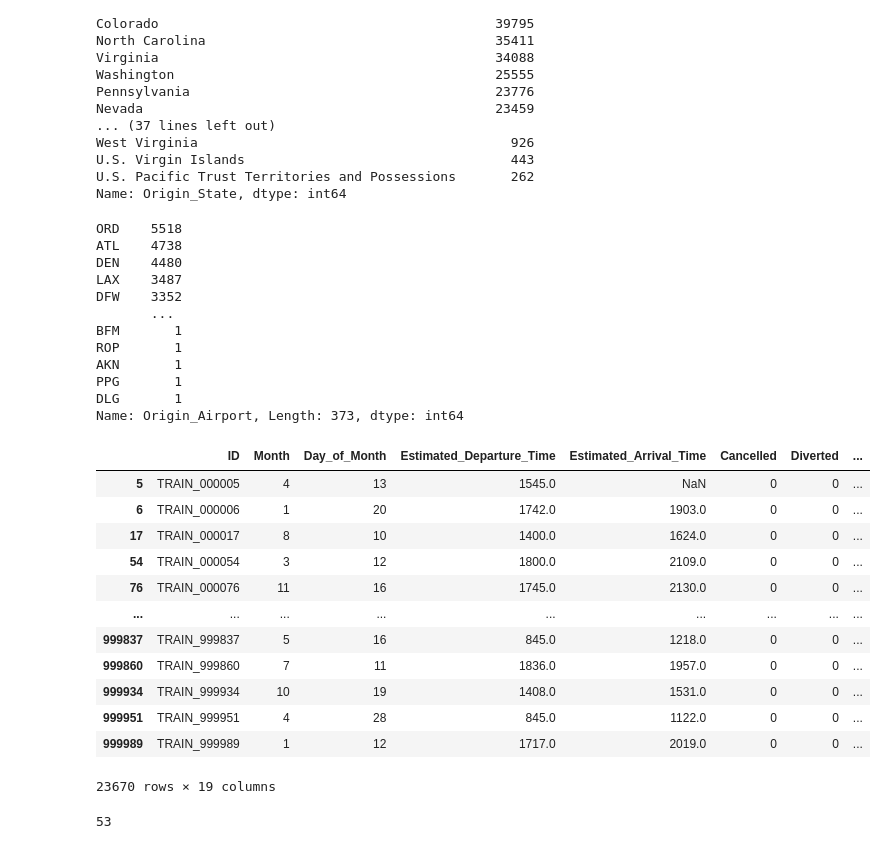
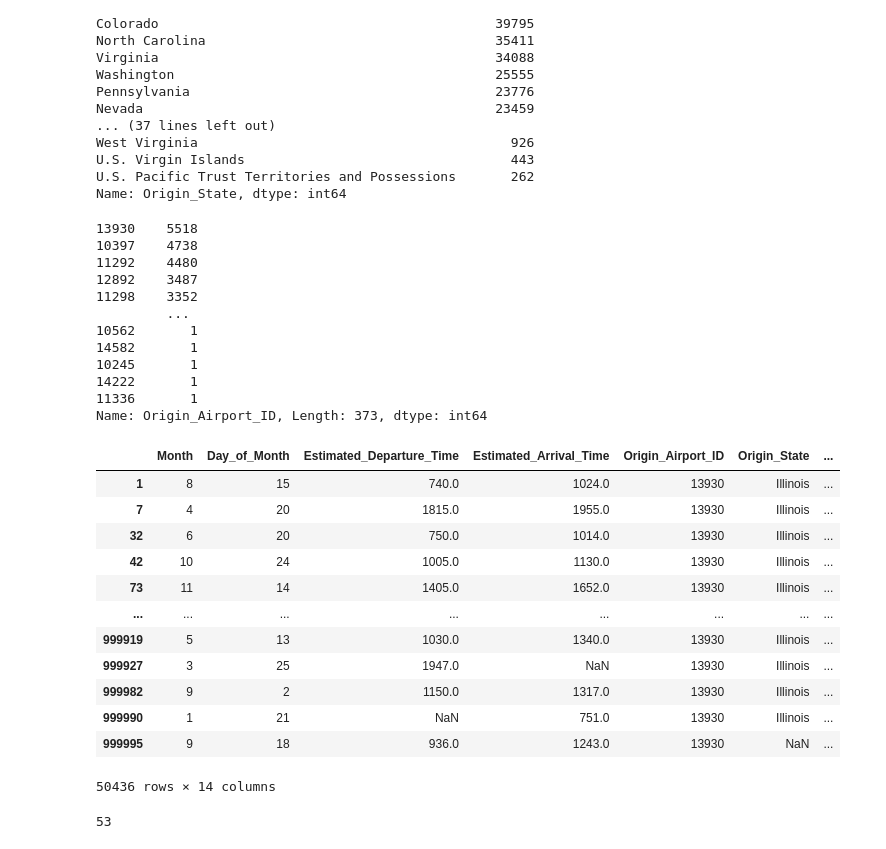
Before and after one commit to ParkGyuho/dacon_flight, a Jupyter notebook: 01.EDA.ipynb, the cells around one changed output. Saved outputs shown, nothing was run; the diff lists cells and outputs as text; code cells hidden in the pictures.

```diff
--- a/01.EDA.ipynb
+++ b/01.EDA.ipynb
@@ -175,0 +194,2 @@ Name: Origin_Airport, Length: 374, dtype: float64
+# %%
+train = train.drop(['ID','Cancelled','Diverted'],axis=1)
@@ -175,0 +206,3 @@ Name: Origin_Airport, Length: 374, dtype: float64
+# %%
+train = train.drop(['Origin_Airport','Destination_Airport'],axis=1)
+test = test.drop(['Origin_Airport','Destination_Airport'],axis=1)
@@ -196,36 +235,36 @@ U.S. Virgin Islands                                  443
 U.S. Pacific Trust Territories and Possessions       262
 Name: Origin_State, dtype: int64
 # %%
-train.loc[train['Origin_State'].isna(),'Origin_Airport'].value_counts()
+train.loc[train['Origin_State'].isna(),'Origin_Airport_ID'].value_counts()
 # %% [output]
-ORD    5518
-ATL    4738
-DEN    4480
-LAX    3487
-DFW    3352
-       ...
-BFM       1
-ROP       1
-AKN       1
-PPG       1
-DLG       1
-Name: Origin_Airport, Length: 373, dtype: int64
+13930    5518
+10397    4738
+11292    4480
+12892    3487
+11298    3352
+         ...
+10562       1
+14582       1
+10245       1
+14222       1
+11336       1
+Name: Origin_Airport_ID, Length: 373, dtype: int64
 # %%
-train[train['Origin_Airport'] == 'EWR']
+train[train['Origin_Airport_ID'] == 13930]
 # %% [output]
-|  | ID | Month | Day_of_Month | Estimated_Departure_Time | Estimated_Arrival_Time | Cancelled | Diverted | ... |
-| 5 | TRAIN_000005 | 4 | 13 | 1545.0 | NaN | 0 | 0 | ... |
-| 6 | TRAIN_000006 | 1 | 20 | 1742.0 | 1903.0 | 0 | 0 | ... |
-| 17 | TRAIN_000017 | 8 | 10 | 1400.0 | 1624.0 | 0 | 0 | ... |
-| 54 | TRAIN_000054 | 3 | 12 | 1800.0 | 2109.0 | 0 | 0 | ... |
-| 76 | TRAIN_000076 | 11 | 16 | 1745.0 | 2130.0 | 0 | 0 | ... |
-| ... | ... | ... | ... | ... | ... | ... | ... | ... |
-| 999837 | TRAIN_999837 | 5 | 16 | 845.0 | 1218.0 | 0 | 0 | ... |
-| 999860 | TRAIN_999860 | 7 | 11 | 1836.0 | 1957.0 | 0 | 0 | ... |
-| 999934 | TRAIN_999934 | 10 | 19 | 1408.0 | 1531.0 | 0 | 0 | ... |
-| 999951 | TRAIN_999951 | 4 | 28 | 845.0 | 1122.0 | 0 | 0 | ... |
-| 999989 | TRAIN_999989 | 1 | 12 | 1717.0 | 2019.0 | 0 | 0 | ... |
+|  | Month | Day_of_Month | Estimated_Departure_Time | Estimated_Arrival_Time | Origin_Airport_ID | Origin_State | ... |
+| 1 | 8 | 15 | 740.0 | 1024.0 | 13930 | Illinois | ... |
+| 7 | 4 | 20 | 1815.0 | 1955.0 | 13930 | Illinois | ... |
+| 32 | 6 | 20 | 750.0 | 1014.0 | 13930 | Illinois | ... |
+| 42 | 10 | 24 | 1005.0 | 1130.0 | 13930 | Illinois | ... |
+| 73 | 11 | 14 | 1405.0 | 1652.0 | 13930 | Illinois | ... |
+| ... | ... | ... | ... | ... | ... | ... | ... |
+| 999919 | 5 | 13 | 1030.0 | 1340.0 | 13930 | Illinois | ... |
+| 999927 | 3 | 25 | 1947.0 | NaN | 13930 | Illinois | ... |
+| 999982 | 9 | 2 | 1150.0 | 1317.0 | 13930 | Illinois | ... |
+| 999990 | 1 | 21 | NaN | 751.0 | 13930 | Illinois | ... |
+| 999995 | 9 | 18 | 936.0 | 1243.0 | 13930 | NaN | ... |
-23670 rows × 19 columns
+50436 rows × 14 columns
 # %%
 len(train['Origin_State'].unique())
 # %% [output]
```
Also changed, not shown: parts of 14 cells of this notebook.
